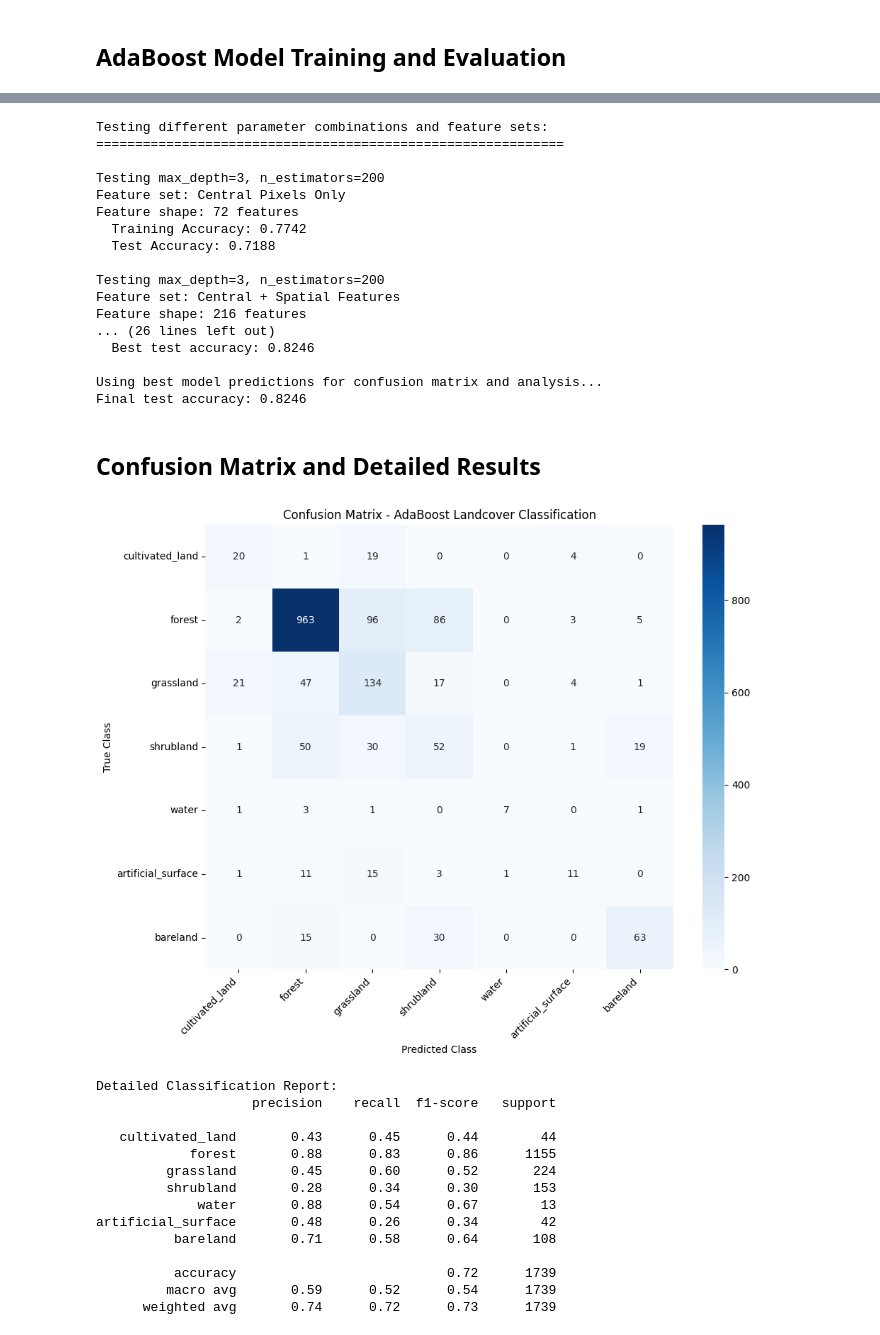
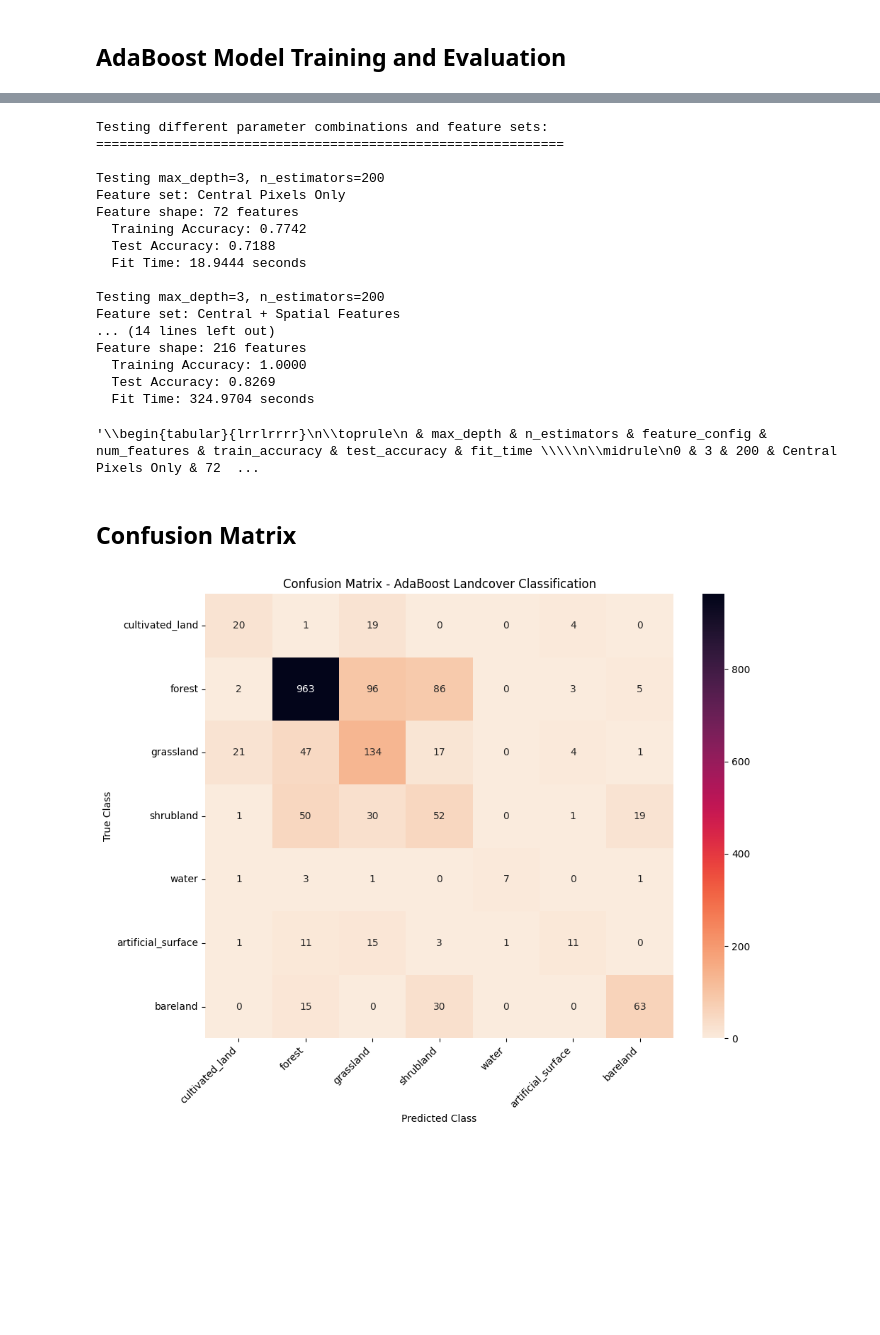
Before and after one commit to carsten-j/MLB, a Jupyter notebook: HA6/exercise1.ipynb, the cells around one changed output, grey strips where cells are left out. Drawn from its saved outputs; the diff is of its cells as text; code cells hidden in the pictures; blank space fills up the shorter version.

```diff
--- a/HA6/exercise1.ipynb
+++ b/HA6/exercise1.ipynb
@@ -220,15 +210,17 @@ Class distribution in training set:
 # %%
 # Set up grid search parameters
 param_grid = {
-    "classifier__estimator__max_depth": [1, 2, 3],
-    "classifier__n_estimators": [50, 100, 200],
+    "estimator__max_depth": [1, 2, 3],
+    "n_estimators": [50, 100, 200],
 }
 
 # Create base classifier (Decision Tree with Gini impurity)
 base_classifier = DecisionTreeClassifier(criterion="gini", random_state=42)
 
 # Create AdaBoost classifier with SAMME algorithm
-ada_boost = AdaBoostClassifier(estimator=base_classifier, random_state=42)
+ada_boost = AdaBoostClassifier(
+    estimator=base_classifier, algorithm="SAMME", random_state=42
+)
 
 # Set up 2-fold cross validation
 cv = StratifiedKFold(n_splits=2, shuffle=True, random_state=42)
@@ -305,7 +294,10 @@ for max_depth, n_estimators in parameter_combinations:
 
         # Create AdaBoost classifier
         ada_boost = AdaBoostClassifier(
-            estimator=base_classifier, random_state=42, n_estimators=n_estimators
+            estimator=base_classifier,
+            algorithm="SAMME",
+            random_state=42,
+            n_estimators=n_estimators,
         )
 
         # Train the model and measure time
@@ -347,15 +339,15 @@ Feature set: Central Pixels Only
 Feature shape: 72 features
   Training Accuracy: 0.7742
   Test Accuracy: 0.7188
+  Fit Time: 18.9444 seconds
 
 Testing max_depth=3, n_estimators=200
 Feature set: Central + Spatial Features
+... (14 lines left out)
 Feature shape: 216 features
-... (26 lines left out)
-  Best test accuracy: 0.8246
-
-Using best model predictions for confusion matrix and analysis...
-Final test accuracy: 0.8246
+  Training Accuracy: 1.0000
+  Test Accuracy: 0.8269
+  Fit Time: 324.9704 seconds
 # %%
 # Create DataFrame from results, excluding model and predictions
 df_results = pd.DataFrame(
@@ -369,47 +361,36 @@ df_results = pd.DataFrame(
     ]
 )
 
-df_results.to_latex("results_summary.tex", index=False)
+df_results.to_latex()
+# %% [output]
+'\\begin{tabular}{lrrlrrrr}\n\\toprule\n & max_depth & n_estimators & feature_config & num_features & train_accuracy & test_accuracy & fit_time \\\\\n\\midrule\n0 & 3 & 200 & Central Pixels Only & 72  ...
 # %% [markdown]
-## Confusion Matrix and Detailed Results
+## Confusion Matrix
 # %%
 # Create confusion matrix
 
 y_pred = results[0]["predictions"]  # Use predictions from the first result
 
 cm = confusion_matrix(y_test_flat, y_pred)
 
 # Plot confusion matrix
 plt.figure(figsize=(10, 8))
 class_names = [classes[i] for i in sorted(classes.keys())]
 sns.heatmap(
     cm,
     annot=True,
     fmt="d",
-    cmap="Blues",
+    cmap=sns.color_palette("rocket_r", as_cmap=True),
     xticklabels=class_names,
     yticklabels=class_names,
 )
 plt.title("Confusion Matrix - AdaBoost Landcover Classification")
 plt.xlabel("Predicted Class")
 plt.ylabel("True Class")
 plt.xticks(rotation=45, ha="right")
 plt.yticks(rotation=0)
+plt.savefig("confusion_matrix.pdf", dpi=300, bbox_inches="tight")
 plt.tight_layout()
 plt.show()
 # %% [output]
-[figure, old version]
+[figure, new version]
-Detailed Classification Report:
-                    precision    recall  f1-score   support
-
-   cultivated_land       0.43      0.45      0.44        44
-            forest       0.88      0.83      0.86      1155
-         grassland       0.45      0.60      0.52       224
-         shrubland       0.28      0.34      0.30       153
-             water       0.88      0.54      0.67        13
-artificial_surface       0.48      0.26      0.34        42
-          bareland       0.71      0.58      0.64       108
-
-          accuracy                           0.72      1739
-         macro avg       0.59      0.52      0.54      1739
-      weighted avg       0.74      0.72      0.73      1739
```
Also changed, not shown: parts of 2 cells of this notebook, 14 other files.
